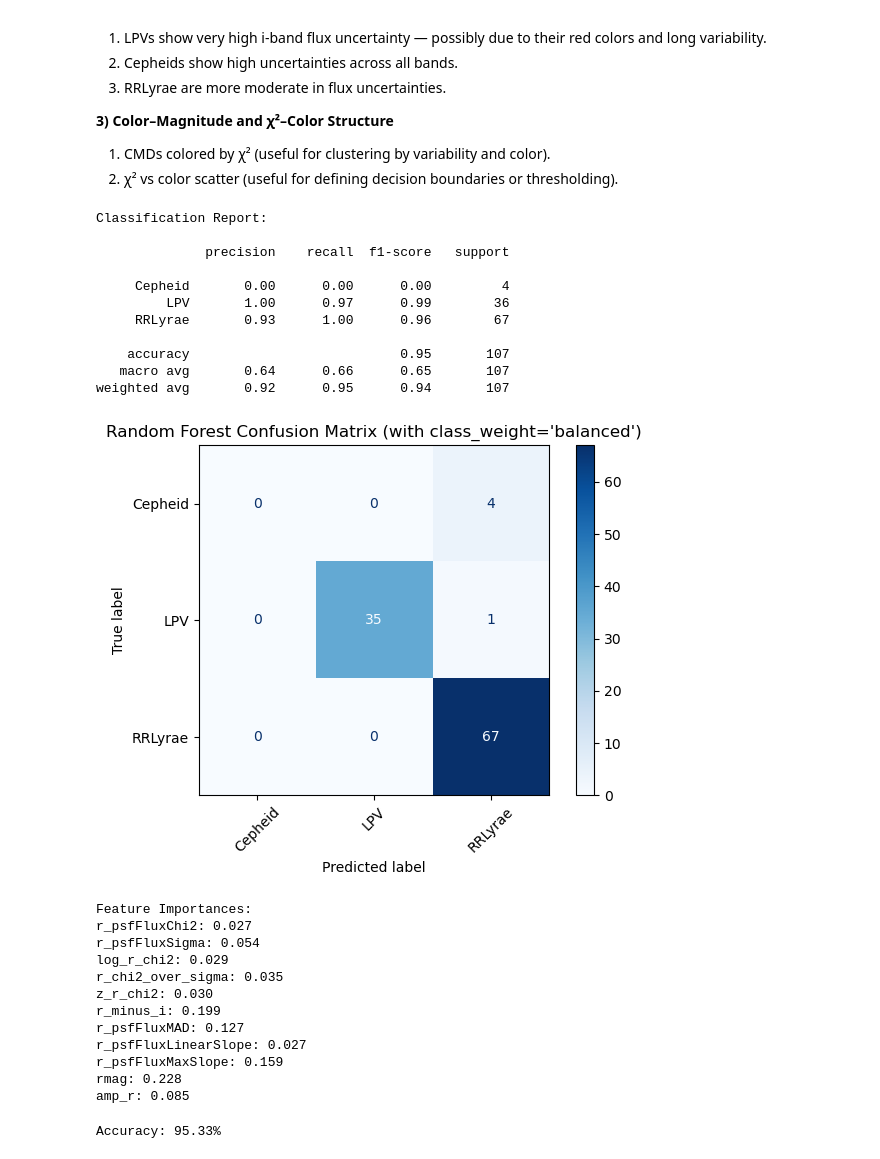
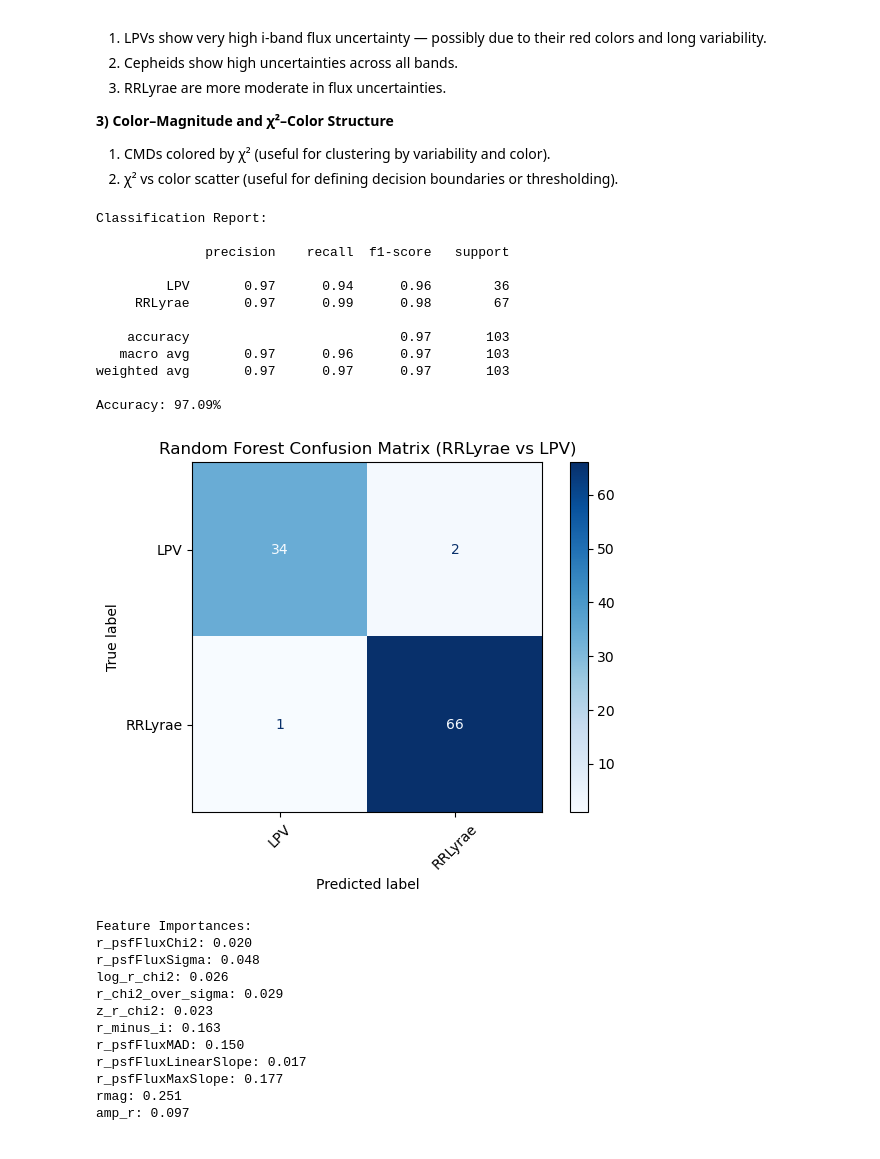
Before and after one commit to McAelanRemigio/VeraRubin, a Jupyter notebook: CVSD/Labeled_VSStars_Metrics.ipynb, the cells around one changed output. Drawn from its saved outputs; the diff is of its cells as text; code cells hidden in the pictures.

Commit message:
Update: latest changes to variable star metrics notebook

```diff
--- a/CVSD/Labeled_VSStars_Metrics.ipynb
+++ b/CVSD/Labeled_VSStars_Metrics.ipynb
@@ -207,8 +207,11 @@ vs['r_minus_i'] = vs['rmag'] - vs['imag']
 # %%
 from sklearn.ensemble import RandomForestClassifier
 from sklearn.model_selection import train_test_split
-from sklearn.metrics import classification_report, confusion_matrix, ConfusionMatrixDisplay
+from sklearn.metrics import classification_report, confusion_matrix, ConfusionMatrixDisplay, accuracy_score
 import matplotlib.pyplot as plt
+
+# Filter out Cepheids from the dataset
+vs_filtered = vs[vs['Class'].isin(['RRLyrae', 'LPV'])].copy()
 
 features = [
     'r_psfFluxChi2',
@@ -223,75 +226,66 @@ features = [
     'rmag',
     'amp_r',
 ]
-# Not Important: r_psfFluxMean, r_psfFluxStetsonJ, r_psfFluxSkew
 
-X = vs[features].dropna()
-y = vs.loc[X.index, 'Class']
+X = vs_filtered[features].dropna()
+y = vs_filtered.loc[X.index, 'Class']
 
-# Train-test split with stratification
+# Train-test split
 X_train, X_test, y_train, y_test = train_test_split(
     X, y, stratify=y, random_state=42
 )
 
-# Create and train Random Forest with class weighting because there's like 4 cepheids and that fucking sucks
 clf = RandomForestClassifier(
     n_estimators=100,
-    random_state=42,
-    # class_weight='balanced'
+    random_state=42
 )
 clf.fit(X_train, y_train)
 
 y_pred = clf.predict(X_test)
 
 print("Classification Report:\n")
 print(classification_report(y_test, y_pred, zero_division=0))
+print(f"Accuracy: {accuracy_score(y_test, y_pred):.2%}")
 
 disp = ConfusionMatrixDisplay.from_estimator(
     clf,
     X_test,
     y_test,
     cmap='Blues',
     xticks_rotation=45
 )
-plt.title("Random Forest Confusion Matrix (with class_weight='balanced')")
+plt.title("Random Forest Confusion Matrix (RRLyrae vs LPV)")
 plt.tight_layout()
 plt.show()
 
+# Feature importances
 print("\nFeature Importances:")
 importances = clf.feature_importances_
 for f, imp in zip(features, importances):
     print(f"{f}: {imp:.3f}")
-
-from sklearn.metrics import accuracy_score
 # %% [output]
 Classification Report:
 
               precision    recall  f1-score   support
 
-     Cepheid       0.00      0.00      0.00         4
-         LPV       1.00      0.97      0.99        36
-     RRLyrae       0.93      1.00      0.96        67
+         LPV       0.97      0.94      0.96        36
+     RRLyrae       0.97      0.99      0.98        67
 
-    accuracy                           0.95       107
-   macro avg       0.64      0.66      0.65       107
-weighted avg       0.92      0.95      0.94       107
+    accuracy                           0.97       103
+   macro avg       0.97      0.96      0.97       103
+weighted avg       0.97      0.97      0.97       103
+
+Accuracy: 97.09%
-[figure, old version]
+[figure, new version]
 Feature Importances:
-r_psfFluxChi2: 0.027
-r_psfFluxSigma: 0.054
-log_r_chi2: 0.029
-r_chi2_over_sigma: 0.035
-z_r_chi2: 0.030
-r_minus_i: 0.199
-r_psfFluxMAD: 0.127
-r_psfFluxLinearSlope: 0.027
-r_psfFluxMaxSlope: 0.159
-rmag: 0.228
-amp_r: 0.085
+r_psfFluxChi2: 0.020
+r_psfFluxSigma: 0.048
+log_r_chi2: 0.026
+r_chi2_over_sigma: 0.029
+z_r_chi2: 0.023
+r_minus_i: 0.163
+r_psfFluxMAD: 0.150
+r_psfFluxLinearSlope: 0.017
+r_psfFluxMaxSlope: 0.177
+rmag: 0.251
+amp_r: 0.097
-# %%
-from sklearn.metrics import accuracy_score
-
-accuracy = accuracy_score(y_test, y_pred)
-print(f"Accuracy: {accuracy:.2%}")
-# %% [output]
-Accuracy: 95.33%
```
